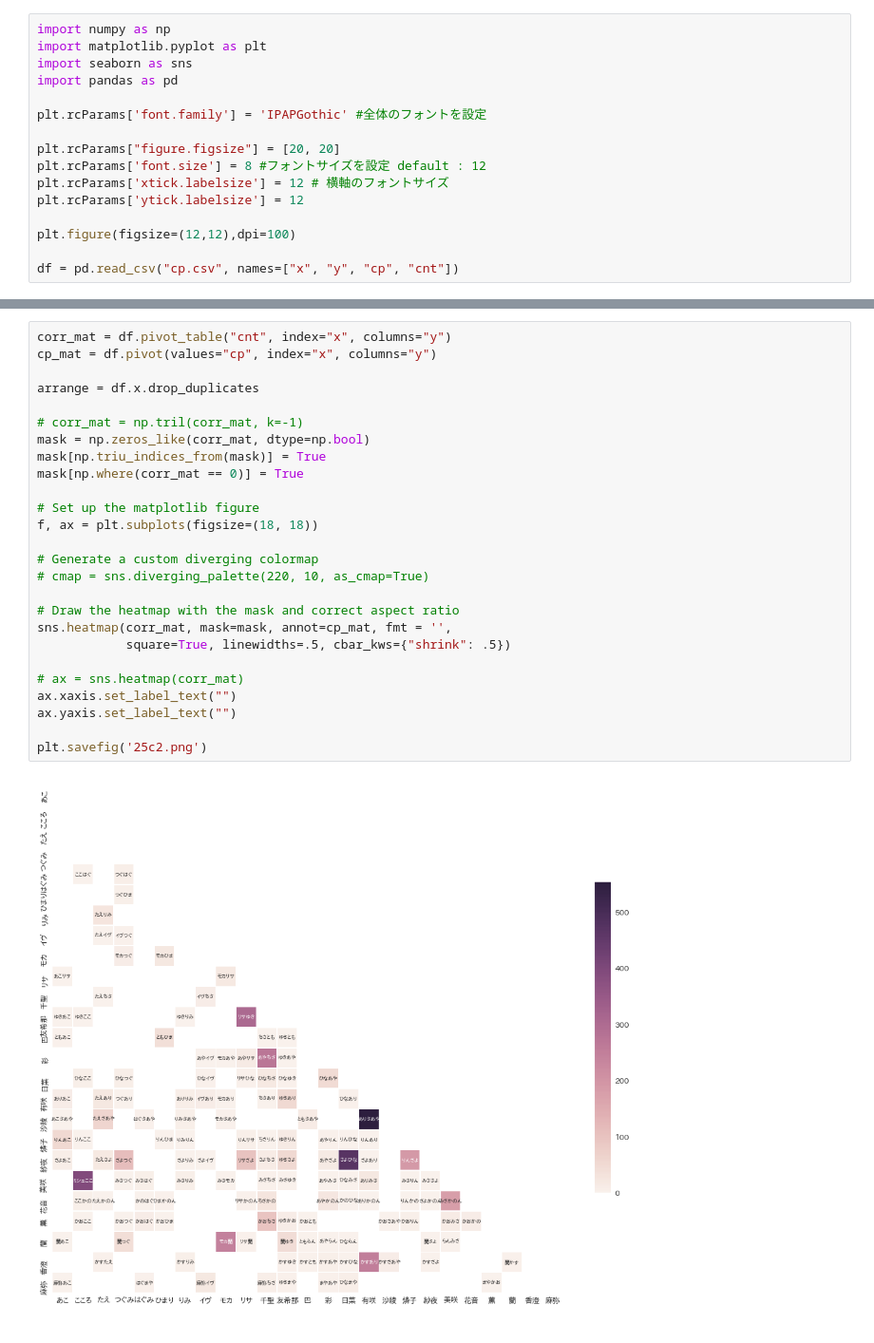
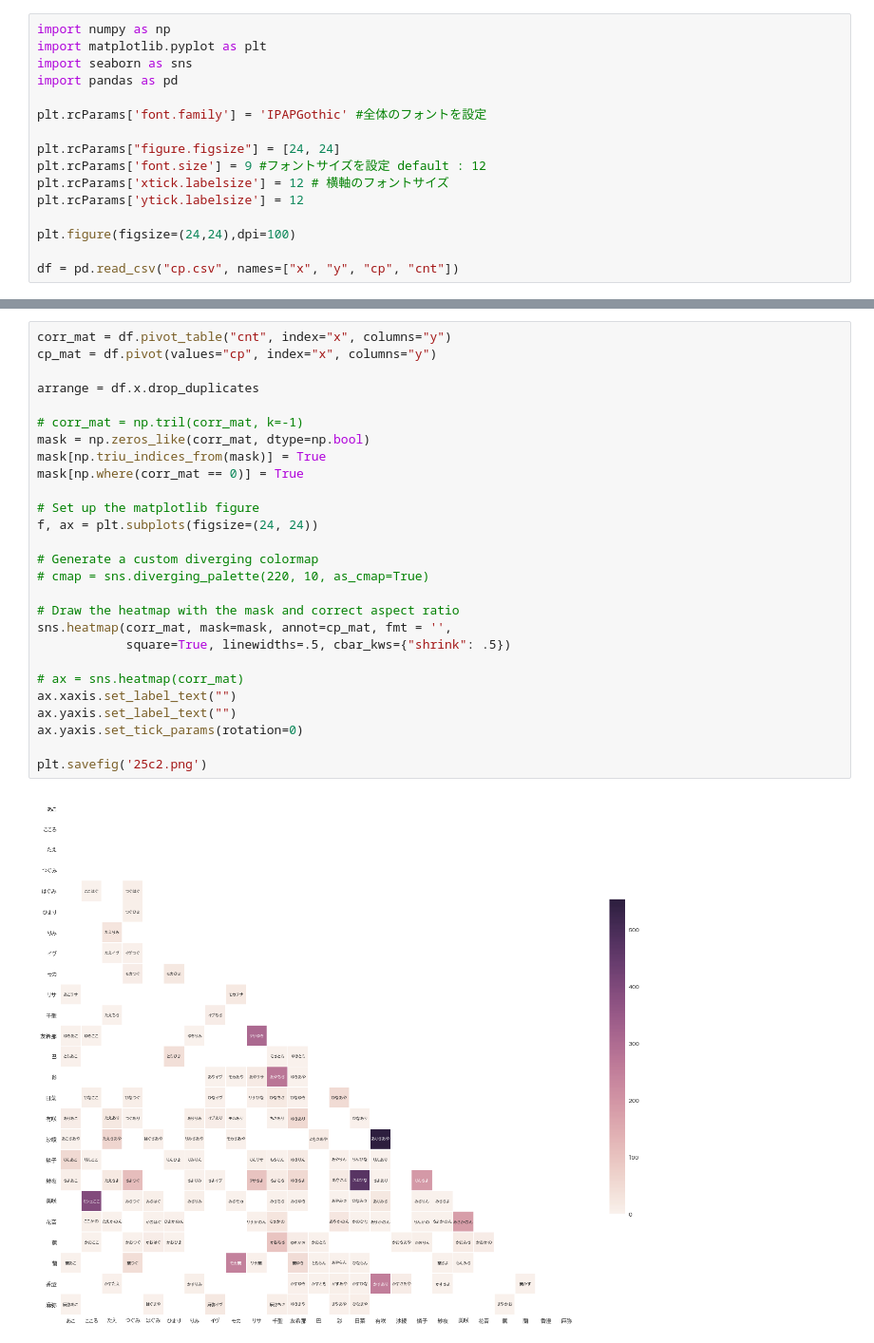
Before and after one commit to matonix/bcsp, a Jupyter notebook: 25c2.ipynb, the cells around one changed output, grey strips where cells are left out. Shown: that part at 95% size. Cells and saved outputs as stored; diff of their text form.

Commit message:
update size

```diff
--- a/25c2.ipynb
+++ b/25c2.ipynb
@@ -6,12 +6,12 @@ import pandas as pd
 
 plt.rcParams['font.family'] = 'IPAPGothic' #全体のフォントを設定
 
-plt.rcParams["figure.figsize"] = [20, 20]
-plt.rcParams['font.size'] = 8 #フォントサイズを設定 default : 12
+plt.rcParams["figure.figsize"] = [24, 24]
+plt.rcParams['font.size'] = 9 #フォントサイズを設定 default : 12
 plt.rcParams['xtick.labelsize'] = 12 # 横軸のフォントサイズ
 plt.rcParams['ytick.labelsize'] = 12
 
-plt.figure(figsize=(12,12),dpi=100)
+plt.figure(figsize=(24,24),dpi=100)
 
 df = pd.read_csv("cp.csv", names=["x", "y", "cp", "cnt"])
 # %% [output]
@@ -19,28 +19,29 @@ df = pd.read_csv("cp.csv", names=["x", "y", "cp", "cnt"])
 # %%
 corr_mat = df.pivot_table("cnt", index="x", columns="y")
 cp_mat = df.pivot(values="cp", index="x", columns="y")
 
 arrange = df.x.drop_duplicates
 
 # corr_mat = np.tril(corr_mat, k=-1)
 mask = np.zeros_like(corr_mat, dtype=np.bool)
 mask[np.triu_indices_from(mask)] = True
 mask[np.where(corr_mat == 0)] = True
 
 # Set up the matplotlib figure
-f, ax = plt.subplots(figsize=(18, 18))
+f, ax = plt.subplots(figsize=(24, 24))
 
 # Generate a custom diverging colormap
 # cmap = sns.diverging_palette(220, 10, as_cmap=True)
 
 # Draw the heatmap with the mask and correct aspect ratio
 sns.heatmap(corr_mat, mask=mask, annot=cp_mat, fmt = '',
             square=True, linewidths=.5, cbar_kws={"shrink": .5})
 
 # ax = sns.heatmap(corr_mat)
 ax.xaxis.set_label_text("")
 ax.yaxis.set_label_text("")
+ax.yaxis.set_tick_params(rotation=0)
 
 plt.savefig('25c2.png')
 # %% [output]
-[figure, old version]
+[figure, new version]
```
Also changed, not shown: parts of 1 cell of this notebook, 1 other file.
